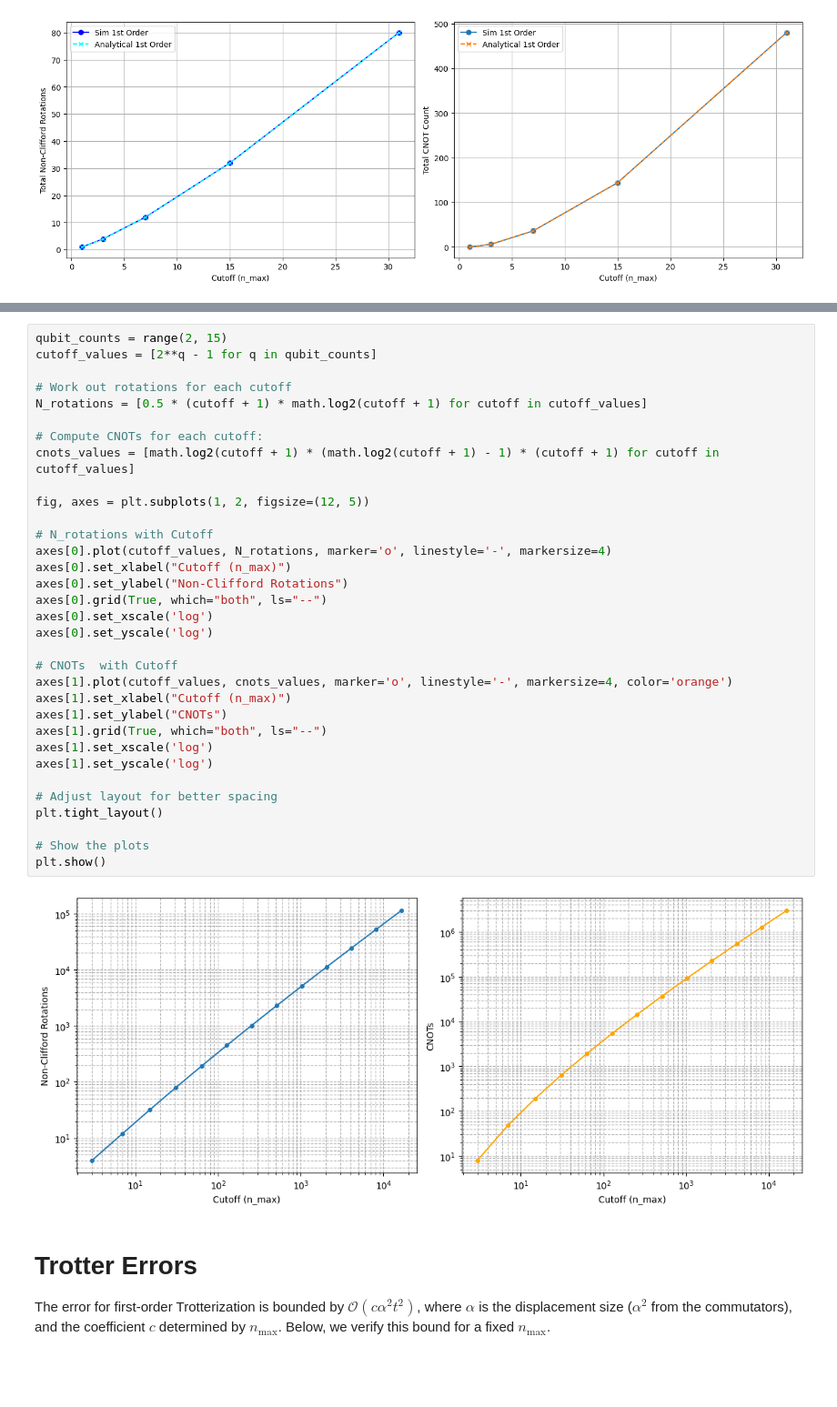
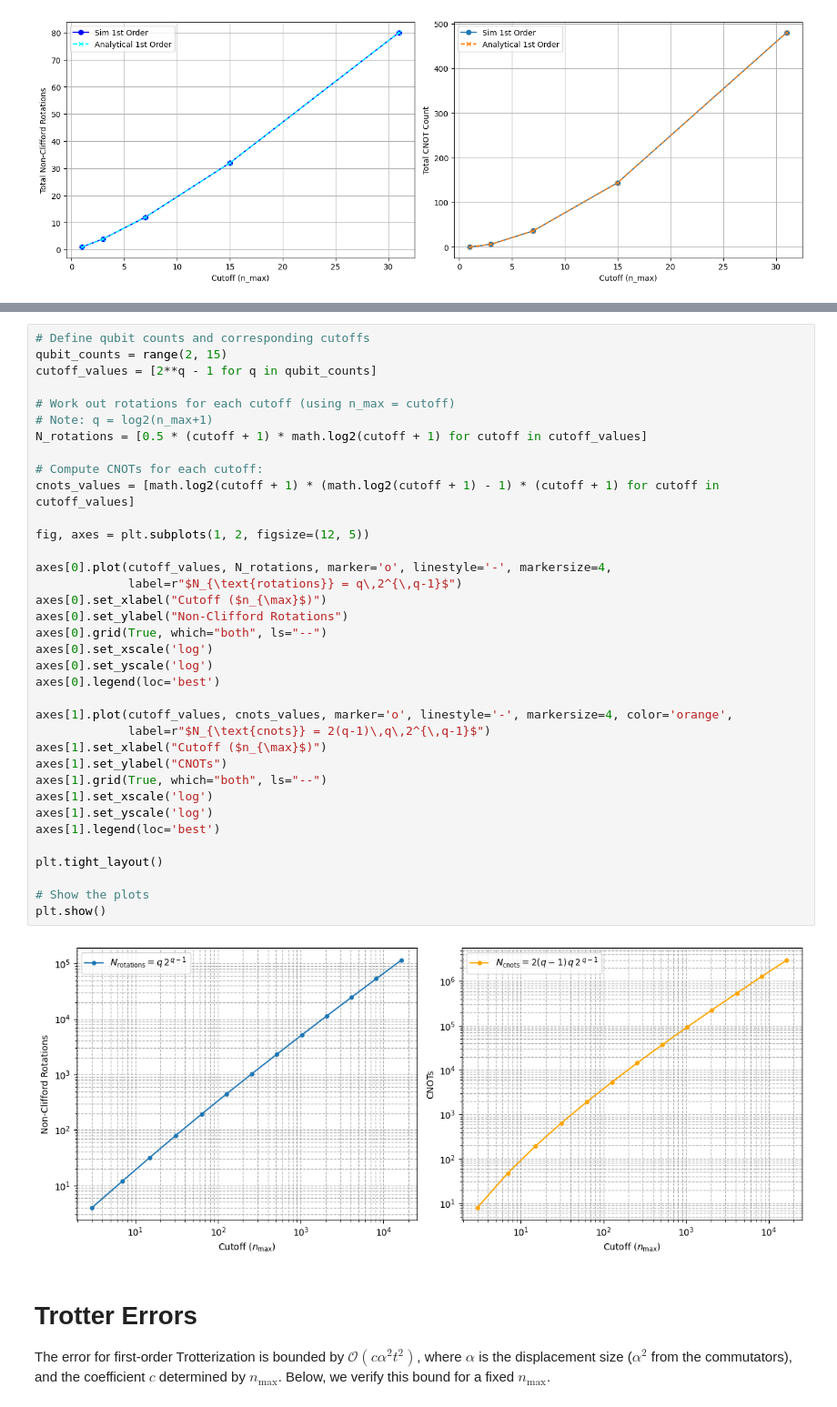
Before and after one commit to samgodwood/bosonic-qiskit, a Jupyter notebook: playground/bosonic_operator_costs/displacement/displacement.ipynb, the cells around one changed output, grey strips where cells are left out. Shown at 91% size. Saved outputs shown, nothing was run; the diff lists cells and outputs as text; blank space fills up the shorter version.

```diff
--- a/playground/bosonic_operator_costs/displacement/displacement.ipynb
+++ b/playground/bosonic_operator_costs/displacement/displacement.ipynb
@@ -392,40 +416,43 @@ This is an upper bound because some Pauli strings include identities (don't cont
 
 Below, we plot this scaling to verify.
 # %%
+# Define qubit counts and corresponding cutoffs
 qubit_counts = range(2, 15)
 cutoff_values = [2**q - 1 for q in qubit_counts]
 
-# Work out rotations for each cutoff
+# Work out rotations for each cutoff (using n_max = cutoff)
+# Note: q = log2(n_max+1)
 N_rotations = [0.5 * (cutoff + 1) * math.log2(cutoff + 1) for cutoff in cutoff_values]
 
 # Compute CNOTs for each cutoff:
 cnots_values = [math.log2(cutoff + 1) * (math.log2(cutoff + 1) - 1) * (cutoff + 1) for cutoff in cutoff_values]
 
 fig, axes = plt.subplots(1, 2, figsize=(12, 5))
 
-# N_rotations with Cutoff
-axes[0].plot(cutoff_values, N_rotations, marker='o', linestyle='-', markersize=4)
-axes[0].set_xlabel("Cutoff (n_max)")
+axes[0].plot(cutoff_values, N_rotations, marker='o', linestyle='-', markersize=4,
+             label=r"$N_{\text{rotations}} = q\,2^{\,q-1}$")
+axes[0].set_xlabel("Cutoff ($n_{\max}$)")
 axes[0].set_ylabel("Non-Clifford Rotations")
 axes[0].grid(True, which="both", ls="--")
 axes[0].set_xscale('log')
 axes[0].set_yscale('log')
+axes[0].legend(loc='best')
 
-# CNOTs  with Cutoff
-axes[1].plot(cutoff_values, cnots_values, marker='o', linestyle='-', markersize=4, color='orange')
-axes[1].set_xlabel("Cutoff (n_max)")
+axes[1].plot(cutoff_values, cnots_values, marker='o', linestyle='-', markersize=4, color='orange',
+             label=r"$N_{\text{cnots}} = 2(q-1)\,q\,2^{\,q-1}$")
+axes[1].set_xlabel("Cutoff ($n_{\max}$)")
 axes[1].set_ylabel("CNOTs")
 axes[1].grid(True, which="both", ls="--")
 axes[1].set_xscale('log')
 axes[1].set_yscale('log')
+axes[1].legend(loc='best')
 
-# Adjust layout for better spacing
 plt.tight_layout()
 
 # Show the plots
 plt.show()
 # %% [output]
-[figure, old version]
+[figure, new version]
 # %% [markdown]
 # Trotter Errors
 The error for first-order Trotterization is bounded by $\mathcal{O}(c \alpha^2 t^2)$, where $\alpha$ is the displacement size ($\alpha^2$ from the commutators), and the coefficient $c$ determined by $n_{\text{max}}$. Below, we verify this bound for a fixed $n_{\text{max}}$.
```
Also changed, not shown: parts of 4 cells of this notebook.
